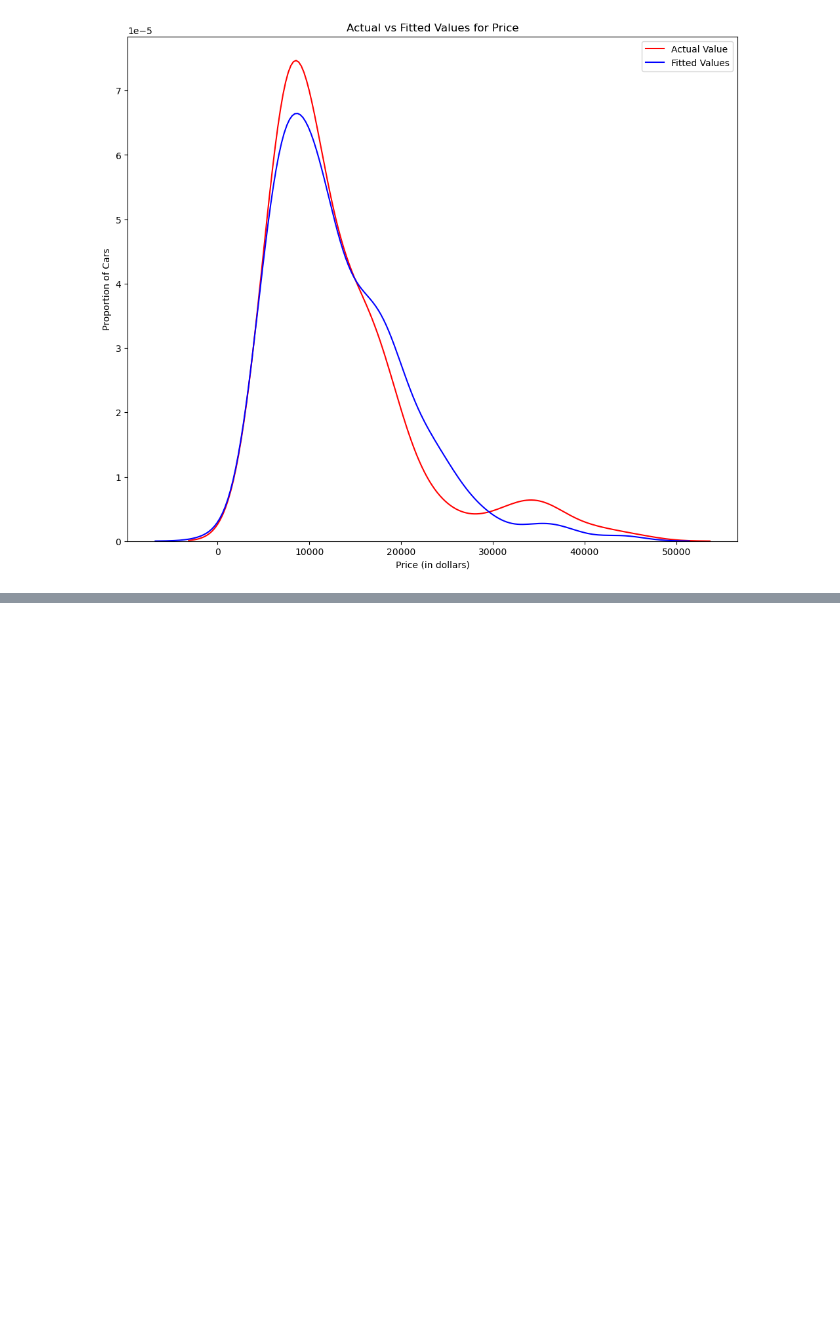
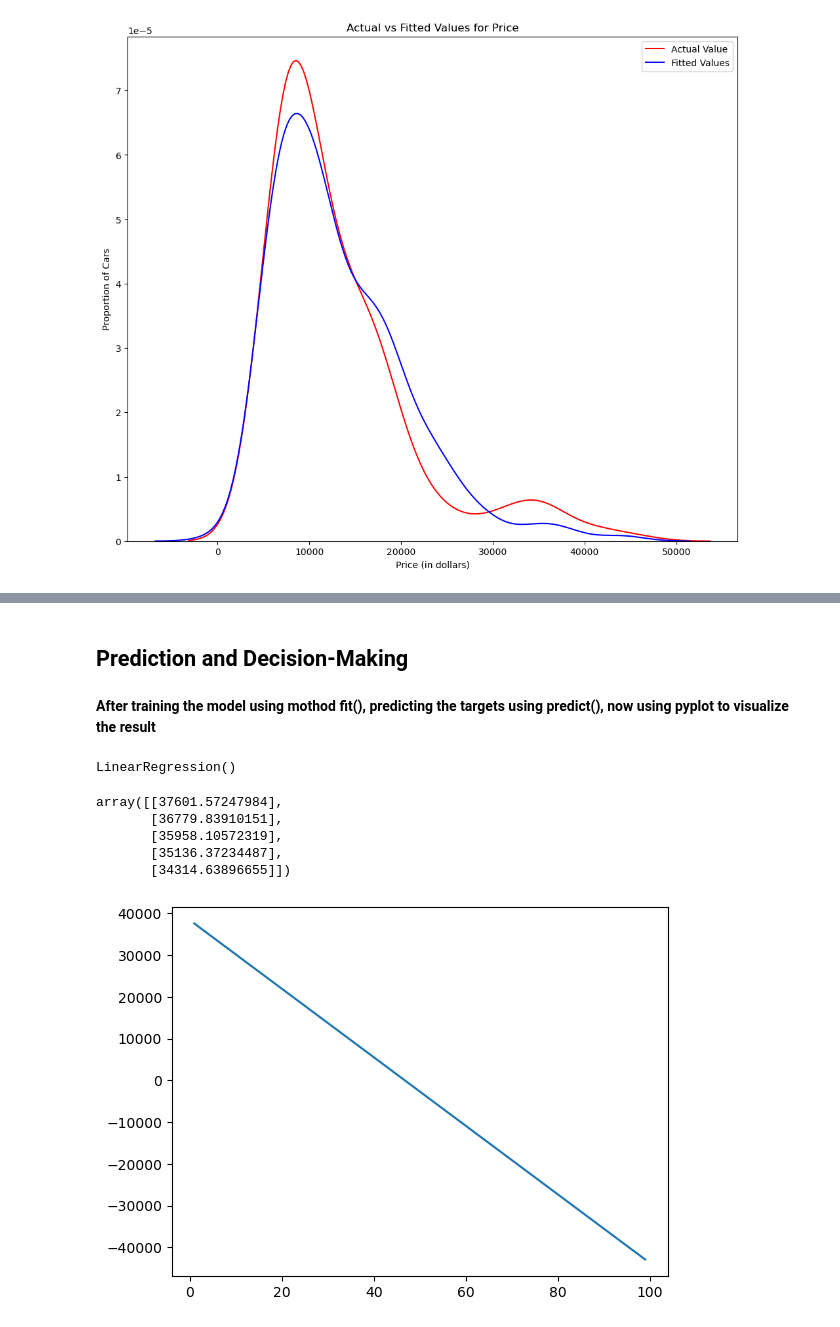
Before and after one commit to DUY2602/IBM-Data-Science, a Jupyter notebook: 7. Data Analysis with Python/Model Development/cars_model.ipynb, the cells around one changed output, grey strips where cells are left out. Saved outputs shown, nothing was run; the diff lists cells and outputs as text; code cells hidden in the pictures; blank space fills up the shorter version.

```diff
--- a/7. Data Analysis with Python/Model Development/cars_model.ipynb
+++ b/7. Data Analysis with Python/Model Development/cars_model.ipynb
@@ -259,0 +474,10 @@ plt.show()
+# %%
+Z = df[['horsepower', 'curb-weight', 'engine-size', 'highway-mpg']]
+
+# fit the model
+lm.fit(Z, df['price'])
+
+# Find the R^2
+print('The R-square is: ', lm.score(Z, df['price']))
+
+# We can say that ~80.896 % of the variation of price is explained by this multiple linear regression
@@ -259,0 +519,25 @@ plt.show()
+# %% [markdown]
+## Prediction and Decision-Making
+# %% [markdown]
+**After training the model using mothod fit(), predicting the targets using predict(), now using pyplot to visualize the result**
+# %%
+new_input = np.arange(1, 100, 1).reshape(-1, 1)
+# %%
+lm.fit(X, Y)
+lm
+# %% [output]
+LinearRegression()
+# %%
+yhat=lm.predict(new_input)
+yhat[0:5]
+# %% [output]
+array([[37601.57247984],
+       [36779.83910151],
+       [35958.10572319],
+       [35136.37234487],
+       [34314.63896655]])
+# %%
+plt.plot(new_input, yhat)
+plt.show()
+# %% [output]
+[figure, added]
```
Also changed, not shown: parts of 39 cells of this notebook.
